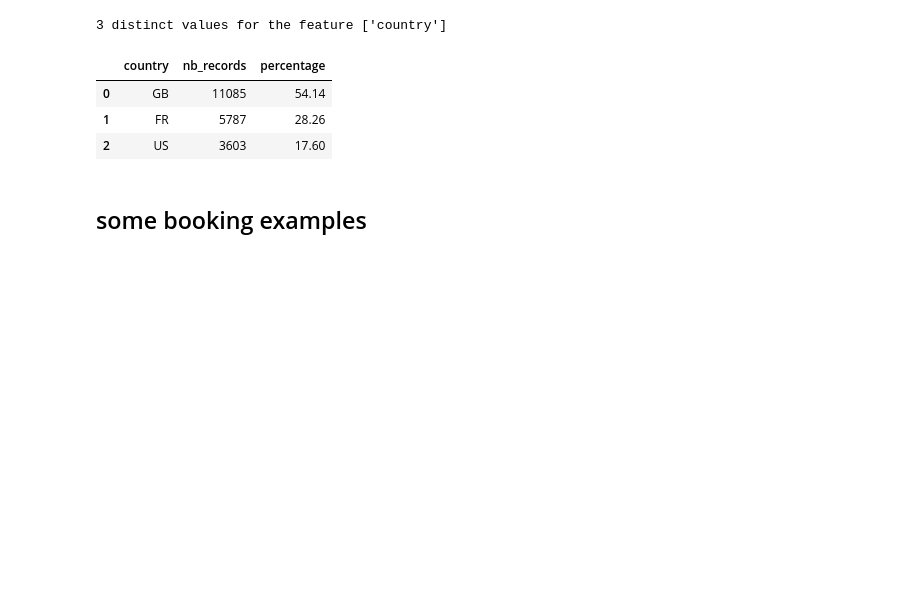
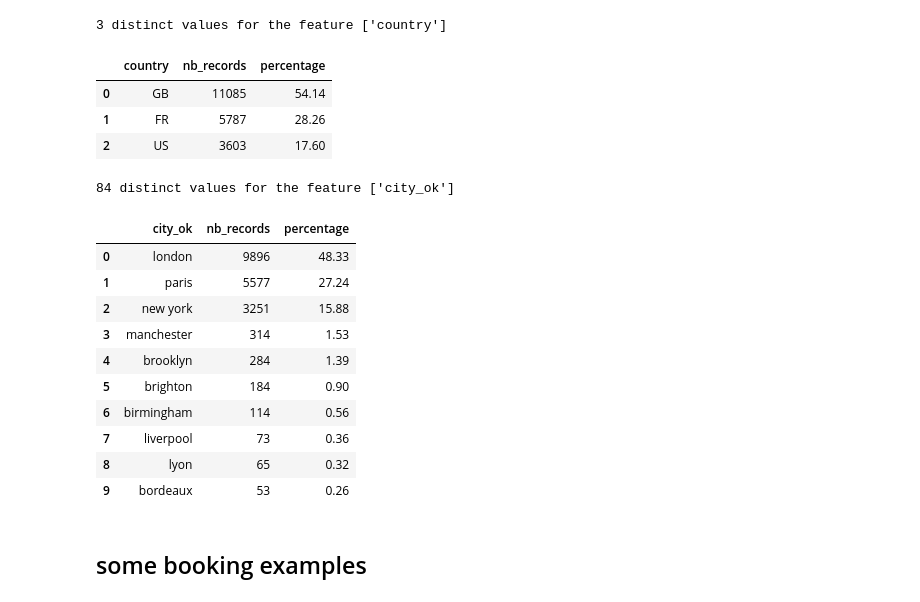
Before and after one commit to paguilmin/AppearHere_Test, a Jupyter notebook: analysis/exploration.ipynb, the cells around one changed output. Cells and saved outputs as stored; diff of their text form; code cells hidden in the pictures; blank space fills up the shorter version.

```diff
--- a/analysis/exploration.ipynb
+++ b/analysis/exploration.ipynb
@@ -327,11 +349,3 @@ min          0.000000
 75%        140.000000
 max       4700.000000
 Name: floor_size_m, dtype: float64
-# %%
-transitions.loc[transitions['floor_size_m']>   200,'floor_size_cat'] = 'sup_200'
-transitions.loc[transitions['floor_size_m']<=  200,'floor_size_cat'] = '100_200'
-transitions.loc[transitions['floor_size_m']<   100,'floor_size_cat'] = '80_100'
-transitions.loc[transitions['floor_size_m']<    80,'floor_size_cat'] = '60_80'
-transitions.loc[transitions['floor_size_m']<    60,'floor_size_cat'] = '40_60'
-transitions.loc[transitions['floor_size_m']<    40,'floor_size_cat'] = '20_40'
-transitions.loc[transitions['floor_size_m']<    20,'floor_size_cat'] = 'inf_20'
@@ -382,13 +384 @@ There is a lot of outliers
 [figure]
-# %%
-#price categories
-transitions.loc[transitions['price']>   5000000,'price_category'] = 'sup_5millions'
-transitions.loc[transitions['price']<=  5000000,'price_category'] = '1_5millions'
-transitions.loc[transitions['price']<   1000000,'price_category'] = '500k_1millions'
-transitions.loc[transitions['price']<    500000,'price_category'] = '200k_500k'
-transitions.loc[transitions['price']<    300000,'price_category'] = '100k_200k'
-transitions.loc[transitions['price']<    100000,'price_category'] = '50k_100k'
-transitions.loc[transitions['price']<     50000,'price_category'] = '10k_50k'
-transitions.loc[transitions['price']<     10000,'price_category'] = 'inf_10k'
-
-top_champ(transitions,['price_category'],10)
@@ -432,6 +411,21 @@ top_champ(transitions,['country'],100)
 | 0 | GB | 11085 | 54.14 |
 | 1 | FR | 5787 | 28.26 |
 | 2 | US | 3603 | 17.60 |
+# %%
+top_champ(transitions,['city_ok'],10)
+# %% [output]
+84 distinct values for the feature ['city_ok']
+|  | city_ok | nb_records | percentage |
+| 0 | london | 9896 | 48.33 |
+| 1 | paris | 5577 | 27.24 |
+| 2 | new york | 3251 | 15.88 |
+| 3 | manchester | 314 | 1.53 |
+| 4 | brooklyn | 284 | 1.39 |
+| 5 | brighton | 184 | 0.90 |
+| 6 | birmingham | 114 | 0.56 |
+| 7 | liverpool | 73 | 0.36 |
+| 8 | lyon | 65 | 0.32 |
+| 9 | bordeaux | 53 | 0.26 |
 # %%
 transitions.loc[:,'capital']= 0
 transitions.loc[transitions['city_ok']\
```
Also changed, not shown: parts of 124 cells of this notebook, 1 other file.
